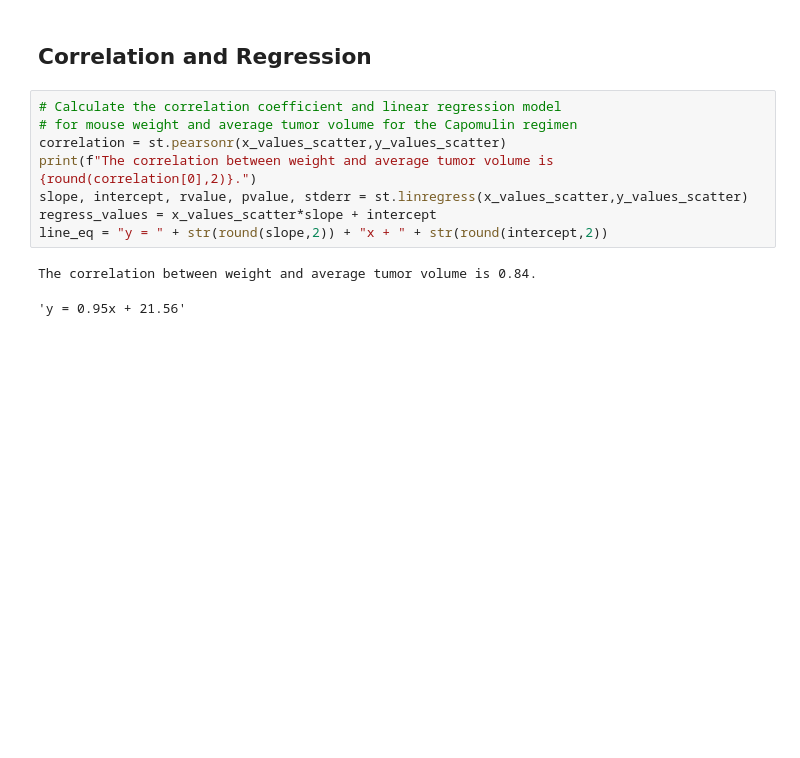
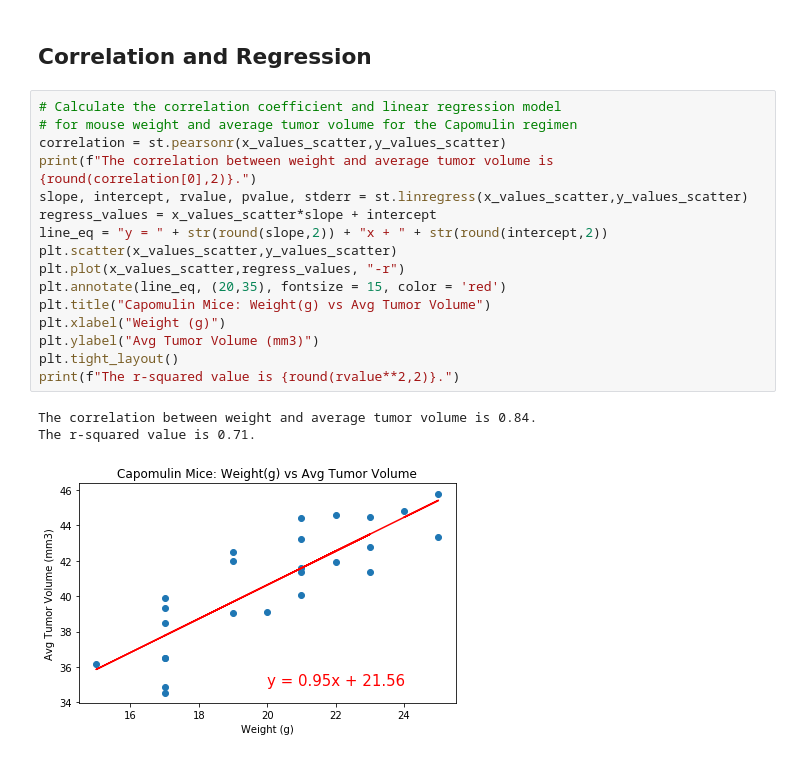
Before and after one commit to apizzo1/matplotlib-challenge, a Jupyter notebook: pymaceuticals_AP.ipynb, the cells around one changed output. Cells and saved outputs as stored; diff of their text form; blank space fills up the shorter version.

```diff
--- a/pymaceuticals_AP.ipynb
+++ b/pymaceuticals_AP.ipynb
@@ -433,11 +459,20 @@ plt.tight_layout()
 # %%
 # Calculate the correlation coefficient and linear regression model
 # for mouse weight and average tumor volume for the Capomulin regimen
 correlation = st.pearsonr(x_values_scatter,y_values_scatter)
 print(f"The correlation between weight and average tumor volume is {round(correlation[0],2)}.")
 slope, intercept, rvalue, pvalue, stderr = st.linregress(x_values_scatter,y_values_scatter)
 regress_values = x_values_scatter*slope + intercept
 line_eq = "y = " + str(round(slope,2)) + "x + " + str(round(intercept,2))
+plt.scatter(x_values_scatter,y_values_scatter)
+plt.plot(x_values_scatter,regress_values, "-r")
+plt.annotate(line_eq, (20,35), fontsize = 15, color = 'red')
+plt.title("Capomulin Mice: Weight(g) vs Avg Tumor Volume")
+plt.xlabel("Weight (g)")
+plt.ylabel("Avg Tumor Volume (mm3)")
+plt.tight_layout()
+print(f"The r-squared value is {round(rvalue**2,2)}.")
 # %% [output]
 The correlation between weight and average tumor volume is 0.84.
+The r-squared value is 0.71.
-'y = 0.95x + 21.56'
+[figure, added]
```
Also changed, not shown: parts of 2 cells of this notebook.
